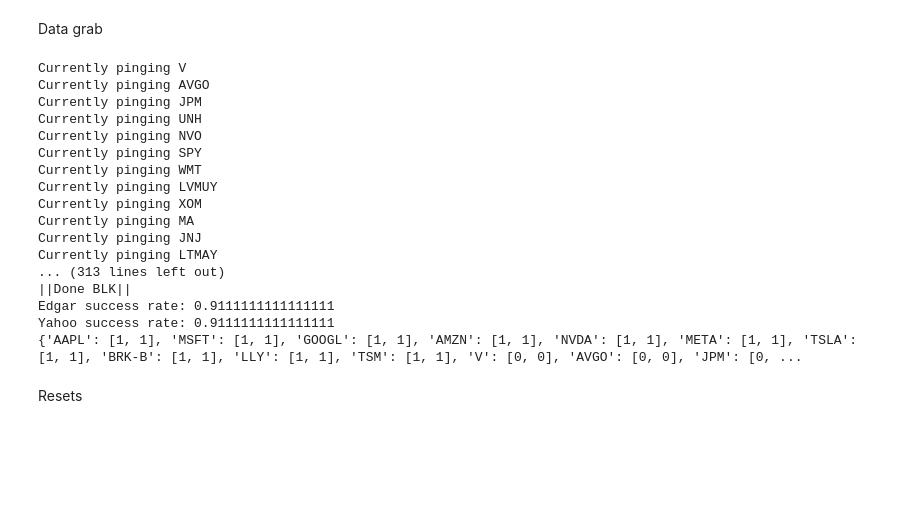
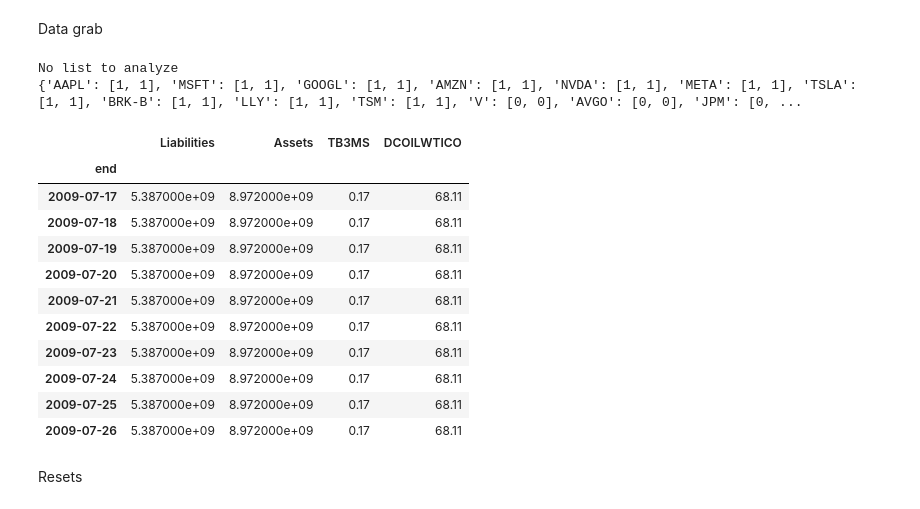
Before and after one commit to BlackdoorAI/Finance-bro, a Jupyter notebook: extract.ipynb, the cells around one changed output. Cells and saved outputs as stored; diff of their text form; code cells hidden in the pictures; blank space fills up the shorter version.

```diff
--- a/extract.ipynb
+++ b/extract.ipynb
@@ -54,10 +54,7 @@ def fred_info(ids:list, start:str, end:str):
     for id in ids:
         series = fred.get_series(id,observation_start=start, observation_end=end)
         frame[id] = series
-    frame = frame.reset_index()
-    frame["index"] = frame["index"].astype(str)
-    frame = frame.ffill()
-    return frame.bfill()
+    return frame
 
 async def yahoo_fetch(ticker, start_year, end_year, semaphore, max_retries, start_retry_delay):
     async with semaphore:
@@ -468,7 +571,7 @@ Data grab
 # %%
 #write out measures based on importance in descending order
 # tracemalloc.start()
-fund_measures = ["Assets", "Liabilities", "AssetsCurrent", "LiabilitiesCurrent", "StockholdersEquity"]
+fund_measures = ["EntityCommonStockSharesOutstanding", "Assets", "Liabilities", "AssetsCurrent", "LiabilitiesCurrent", "StockholdersEquity"]
 #Load out the indicators
 with open("C:\Programming\Python\Finance\EDGAR\other_pickle\indicator_frame.pkl", "rb") as file:
     indicator_frame = pickle.load(file)
@@ -489,7 +592,7 @@ sem_edgar = asyncio.Semaphore(9)
 sem_yahoo = asyncio.Semaphore(9)
 
 #Create tasks to ge the first companies_num companies by valuation
-companies_num = 100
+companies_num = 10
 ticker_dict = dict(islice(company_frames_availability.items(), companies_num))
 ticker_list = ticker_fill(ticker_dict)
 tasks = []
@@ -514,23 +617,27 @@ with open(r"C:\Programming\Python\Finance\EDGAR\other_pickle\frame_availability.
 with open(r'C:\Programming\Python\Finance\EDGAR\other_pickle\unavailable.json', 'w') as file:
         json.dump(Unavailable_Measures,file, indent= 1)
 # %% [output]
-Currently pinging V
-Currently pinging AVGO
-Currently pinging JPM
-Currently pinging UNH
-Currently pinging NVO
-Currently pinging SPY
-Currently pinging WMT
-Currently pinging LVMUY
-Currently pinging XOM
-Currently pinging MA
-Currently pinging JNJ
-Currently pinging LTMAY
-... (313 lines left out)
-||Done BLK||
-Edgar success rate: 0.9111111111111111
-Yahoo success rate: 0.9111111111111111
+No list to analyze
 {'AAPL': [1, 1], 'MSFT': [1, 1], 'GOOGL': [1, 1], 'AMZN': [1, 1], 'NVDA': [1, 1], 'META': [1, 1], 'TSLA': [1, 1], 'BRK-B': [1, 1], 'LLY': [1, 1], 'TSM': [1, 1], 'V': [0, 0], 'AVGO': [0, 0], 'JPM': [0, ...
+# %%
+amz = comp_load("AMZN")
+frame, unit = recursive_fact(amz,"Liabilities")
+frame =  acquire_frame("AMZN", ["Liabilities", "Assets"], indicator_frame)
+frame.head(10)
+# frame.to_csv(r"C:\Programming\Python\Finance\EDGAR\frames\amzn_indic.csv")
+# %% [output]
+|  | Liabilities | Assets | TB3MS | DCOILWTICO |
+| end |  |  |  |  |
+| 2009-07-17 | 5.387000e+09 | 8.972000e+09 | 0.17 | 68.11 |
+| 2009-07-18 | 5.387000e+09 | 8.972000e+09 | 0.17 | 68.11 |
+| 2009-07-19 | 5.387000e+09 | 8.972000e+09 | 0.17 | 68.11 |
+| 2009-07-20 | 5.387000e+09 | 8.972000e+09 | 0.17 | 68.11 |
+| 2009-07-21 | 5.387000e+09 | 8.972000e+09 | 0.17 | 68.11 |
+| 2009-07-22 | 5.387000e+09 | 8.972000e+09 | 0.17 | 68.11 |
+| 2009-07-23 | 5.387000e+09 | 8.972000e+09 | 0.17 | 68.11 |
+| 2009-07-24 | 5.387000e+09 | 8.972000e+09 | 0.17 | 68.11 |
+| 2009-07-25 | 5.387000e+09 | 8.972000e+09 | 0.17 | 68.11 |
+| 2009-07-26 | 5.387000e+09 | 8.972000e+09 | 0.17 | 68.11 |
 # %% [markdown]
 Resets
 # %%
```
Also changed, not shown: parts of 7 cells of this notebook, 2 other files.
